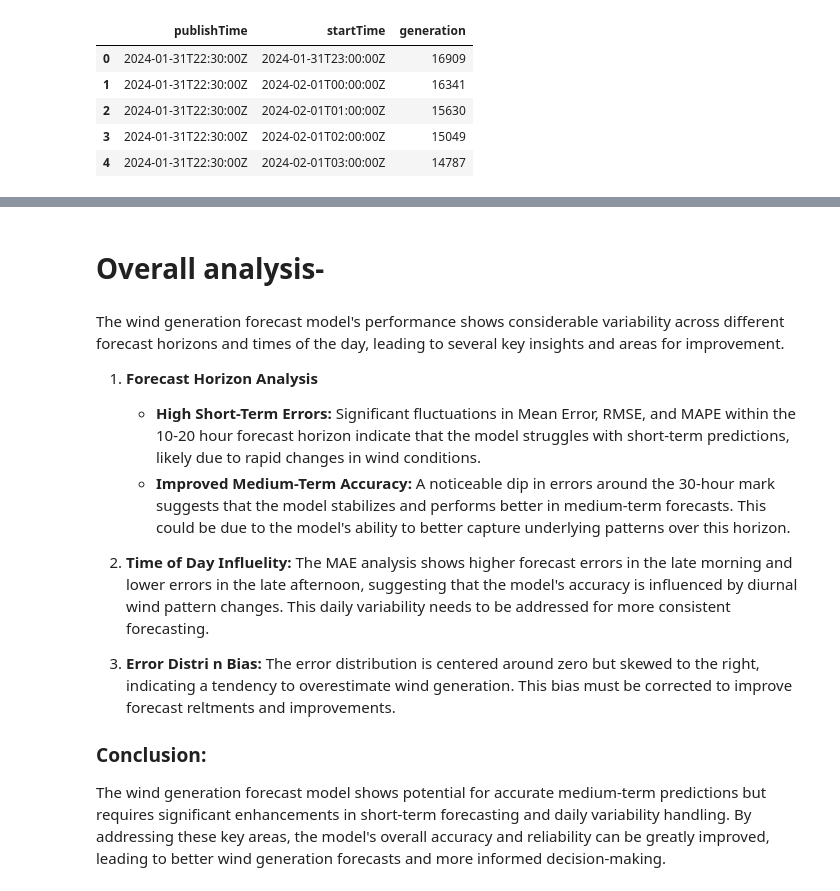
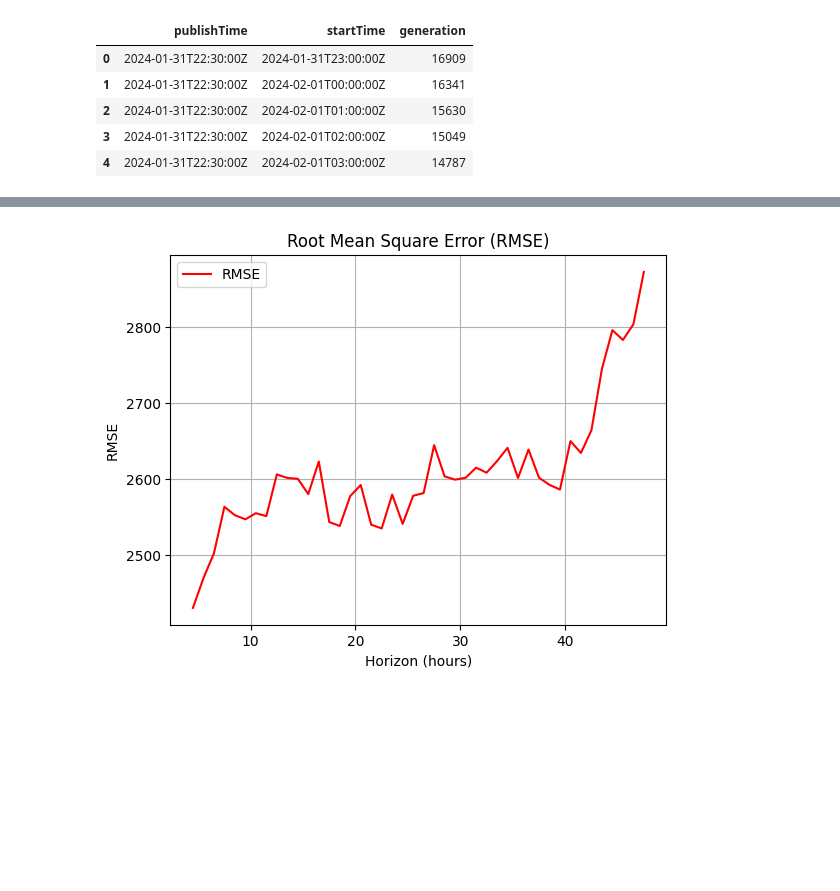
Before and after one commit to R1shA3h/Wind-forcast, a Jupyter notebook: error_analysis.ipynb, the cells around one changed output, grey strips where cells are left out. Drawn from its saved outputs; the diff is of its cells as text; code cells hidden in the pictures; blank space fills up the shorter version.

```diff
--- a/error_analysis.ipynb
+++ b/error_analysis.ipynb
@@ -68,15 +71,0 @@ plt.show()
-# %%
-from sklearn.metrics import mean_absolute_error
-merged_df['hour'] = merged_df['startTime'].dt.hour
-mae_by_hour = merged_df.groupby('hour').apply(lambda x: mean_absolute_error(x['generation_actual'], x['generation_forecast'])).reset_index()
-mae_by_hour.columns = ['hour', 'mae']
-
-# Plot the MAE vs Time of Day
-plt.figure(figsize=(10, 6))
-plt.plot(mae_by_hour['hour'], mae_by_hour['mae'], marker='o', linestyle='-', color='b')
-plt.xlabel('Hour of the Day')
-plt.ylabel('Mean Absolute Error (MAE)')
-plt.title('MAE vs Time of Day')
-plt.grid(True)
-plt.xticks(mae_by_hour['hour'])
-plt.show()
@@ -157,15 +72,28 @@ plt.legend()
-# %% [markdown]
-# Overall analysis-
-# %% [markdown]
-The wind generation forecast model's performance shows considerable variability across different forecast horizons and times of the day, leading to several key insights and areas for improvement.
-
-1. **Forecast Horizon Analysis**
-   - **High Short-Term Errors:** Significant fluctuations in Mean Error, RMSE, and MAPE within the 10-20 hour forecast horizon indicate that the model struggles with short-term predictions, likely due to rapid changes in wind conditions.
-   - **Improved Medium-Term Accuracy:** A noticeable dip in errors around the 30-hour mark suggests that the model stabilizes and performs better in medium-term forecasts. This could be due to the model's ability to better capture underlying patterns over this horizon.
-
-2. **Time of Day Influelity:** The MAE analysis shows higher forecast errors in the late morning and lower errors in the late afternoon, suggesting that the model's accuracy is influenced by diurnal wind pattern changes. This daily variability needs to be addressed for more consistent forecasting.
-
-3. **Error Distri n Bias:** The error distribution is centered around zero but skewed to the right, indicating a tendency to overestimate wind generation. This bias must be corrected to improve forecast reltments and improvements.
-
-### Conclusion:
-The wind generation forecast model shows potential for accurate medium-term predictions but requires significant enhancements in short-term forecasting and daily variability handling. By addressing these key areas, the model's overall accuracy and reliability can be greatly improved, leading to better wind generation forecasts and more informed decision-making.
+# %%
+#Calculating Root Mean Square Error and Mean Absolute Error
+merged_df['absolute_error'] = merged_df['error'].abs()
+merged_df['squared_error'] = merged_df['error'] ** 2
+
+# Get filtered horizons
+filtered_horizons = temporal_error_filtered['horizon']
+
+# Filter merged_df by filtered_horizons
+filtered_df = merged_df[merged_df['horizon'].isin(filtered_horizons)]
+
+# Group by horizon to compute error metrics
+grouped = filtered_df.groupby('horizon').agg({
+    'absolute_error': 'mean',
+    'squared_error': 'mean'
+}).reset_index()
+
+grouped['rmse'] = np.sqrt(grouped['squared_error'])
+grouped['mae'] = grouped['absolute_error']
+
+plt.plot(grouped_filtered['horizon'], grouped_filtered['rmse'].rolling(window=5).mean(), label='RMSE', color='red')  # Smoothing with a rolling window of 5
+plt.title('Root Mean Square Error (RMSE)')
+plt.xlabel('Horizon (hours)')
+plt.ylabel('RMSE')
+plt.legend()
+plt.grid(True)
+# %% [output]
+[figure, added]
```
Also changed, not shown: parts of 25 cells of this notebook.
